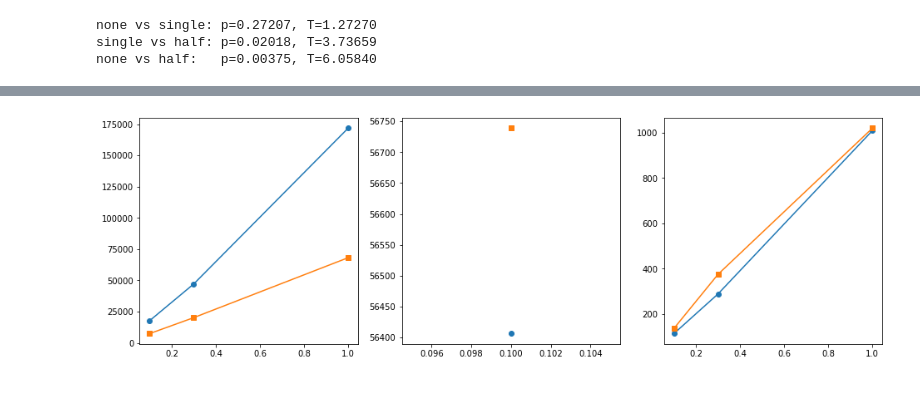
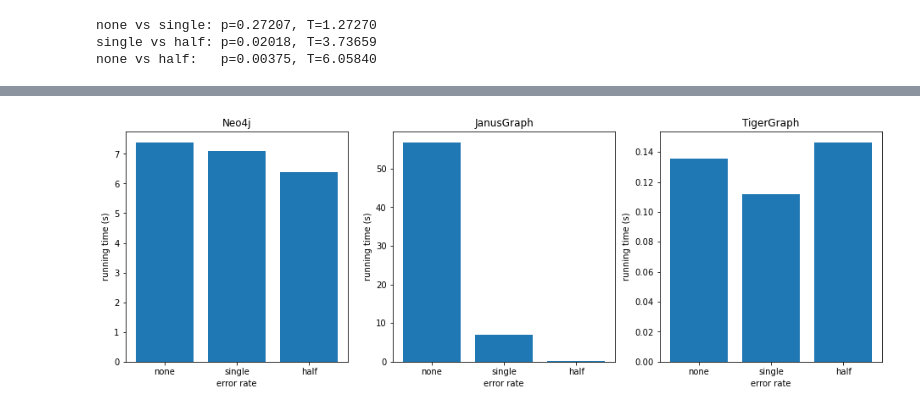
Before and after one commit to nimobeeren/thesis, a Jupyter notebook: analysis/analysis.ipynb, the cells around one changed output, grey strips where cells are left out. Cells and saved outputs as stored; diff of their text form; code cells hidden in the pictures.

Commit message:
plot time vs scale and error rate

```diff
--- a/analysis/analysis.ipynb
+++ b/analysis/analysis.ipynb
@@ -21,0 +5,7 @@ df
+# %%
+from pandas.api.types import CategoricalDtype
+
+df = pd.read_csv('results.csv')
+errors_order = CategoricalDtype(["none", "single", "half"], ordered=True)
+df.errors = df.errors.astype(errors_order)
+df
@@ -22,3 +26,14 @@ df
+# %%
+def format(str):
+    if str.lower() == "neo4j":
+        return "Neo4j"
+    if str.lower() == "janusgraph":
+        return "JanusGraph"
+    if str.lower() == "tigergraph":
+        return "TigerGraph"
+    if str.lower() == "snb":
+        return "SNB"
+    return str.capitalize()
 # %%
 full_vs_boolean = df[(df.database == "neo4j") & (df.scale == 0.1) & (df.errors == "none")]
 full = full_vs_boolean[full_vs_boolean.variant == "full"].time
@@ -49,17 +96,20 @@ none vs half:   p=0.00375, T=6.05840
 # %%
-def compare_scales_per_db(ax, db):
-    compare_scales = df[
-        (df.database == db) & (df.dataset == "snb") & (df.errors == "none")
+def plot_errors_per_db(ax, db):
+    df_filtered = df[
+        (df.database == db) & (df.dataset == "snb") & (df.scale == 0.1) & (df.variant == "boolean")
     ]
-    full = compare_scales[compare_scales.variant == "full"].groupby('scale').mean()
-    boolean = compare_scales[compare_scales.variant == "boolean"].groupby('scale').mean()
-    ax.plot(full, "o-")
-    ax.plot(boolean, "s-")
+
+    data = df_filtered.groupby("errors").mean().reset_index()
+
+    ax.bar(data.errors, data.time / 1000)
+    ax.set_xlabel("error rate")
+    ax.set_ylabel("running time (s)")
+    ax.set_title(format(db))
 
 fig, axs = plt.subplots(1, 3, figsize=(16, 5))
-compare_scales_per_db(axs[0], "neo4j")
-compare_scales_per_db(axs[1], "janusgraph")
-compare_scales_per_db(axs[2], "tigergraph")
+plot_errors_per_db(axs[0], "neo4j")
+plot_errors_per_db(axs[1], "janusgraph")
+plot_errors_per_db(axs[2], "tigergraph")
 plt.show()
 # %% [output]
-[figure, old version]
+[figure, new version]
```
Also changed, not shown: parts of 3 cells of this notebook.
